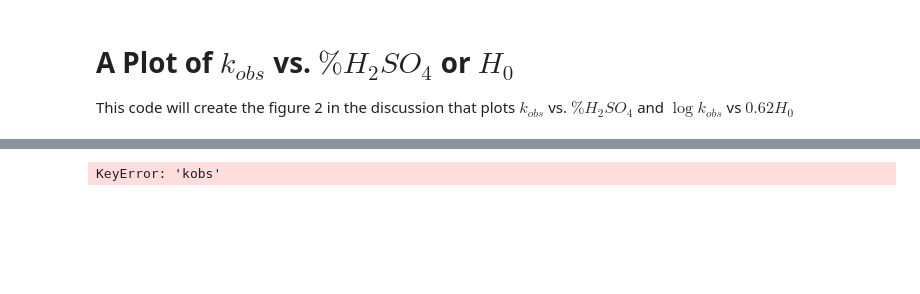
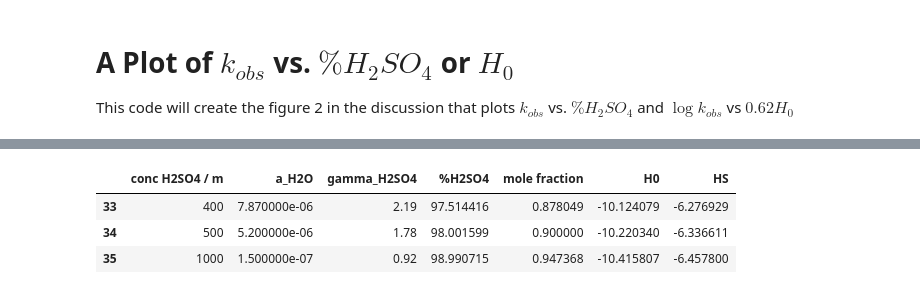
Before and after one commit to blinkletter/4410PythonNotebooks, a Jupyter notebook: Class_30/Yates-Fig2-MeOAc.ipynb, the cells around one changed output, grey strips where cells are left out. Drawn from its saved outputs; the diff is of its cells as text; code cells hidden in the pictures; blank space fills up the shorter version.

```diff
--- a/Class_30/Yates-Fig2-MeOAc.ipynb
+++ b/Class_30/Yates-Fig2-MeOAc.ipynb
@@ -484,4 +332,42 @@ LinregressResult(slope=1.9030498577417443, intercept=0.2876147288744839, rvalue=
-# %%
-df1["kobs"]
-# %% [output]
-KeyError: 'kobs'
+# %%
+Data_File_Name = "01_Giauque_Table9_activityH2OinH2SO4.csv"
+
+##############################################################
+### Import the data
+##############################################################
+
+Filename = github_location + Data_File_Name
+
+df2 = pd.read_csv(Filename,
+                 delimiter = ",",
+                 skipinitialspace=True,
+#                 index_col="Substituent",
+                 comment = "#")
+
+#display(df1)
+
+##############################################################
+### Perform calculations
+##############################################################
+
+molal = df2["conc H2SO4 / m"]
+mass_add_to_1_kg_water = molal * molwtH2SO4
+total_mass_solution = mass_add_to_1_kg_water + 1000
+percent_H2SO4 = mass_add_to_1_kg_water / total_mass_solution * 100
+
+df2["%H2SO4"] = percent_H2SO4
+df2["mole fraction"] = molal / (molal + 1000/molwtH20)
+
+interpolator = MakeInterpolationFunctionForH0inH2SO4byPercentWt()
+df2["H0"] = interpolator(df2["%H2SO4"])
+
+m = 0.62
+df2["HS"] = df2["H0"] * m
+
+
+display(df2.tail(3))
+# %% [output]
+|  | conc H2SO4 / m | a_H2O | gamma_H2SO4 | %H2SO4 | mole fraction | H0 | HS |
+| 33 | 400 | 7.870000e-06 | 2.19 | 97.514416 | 0.878049 | -10.124079 | -6.276929 |
+| 34 | 500 | 5.200000e-06 | 1.78 | 98.001599 | 0.900000 | -10.220340 | -6.336611 |
+| 35 | 1000 | 1.500000e-07 | 0.92 | 98.990715 | 0.947368 | -10.415807 | -6.457800 |
```
Also changed, not shown: parts of 8 cells of this notebook, 2 other files.
